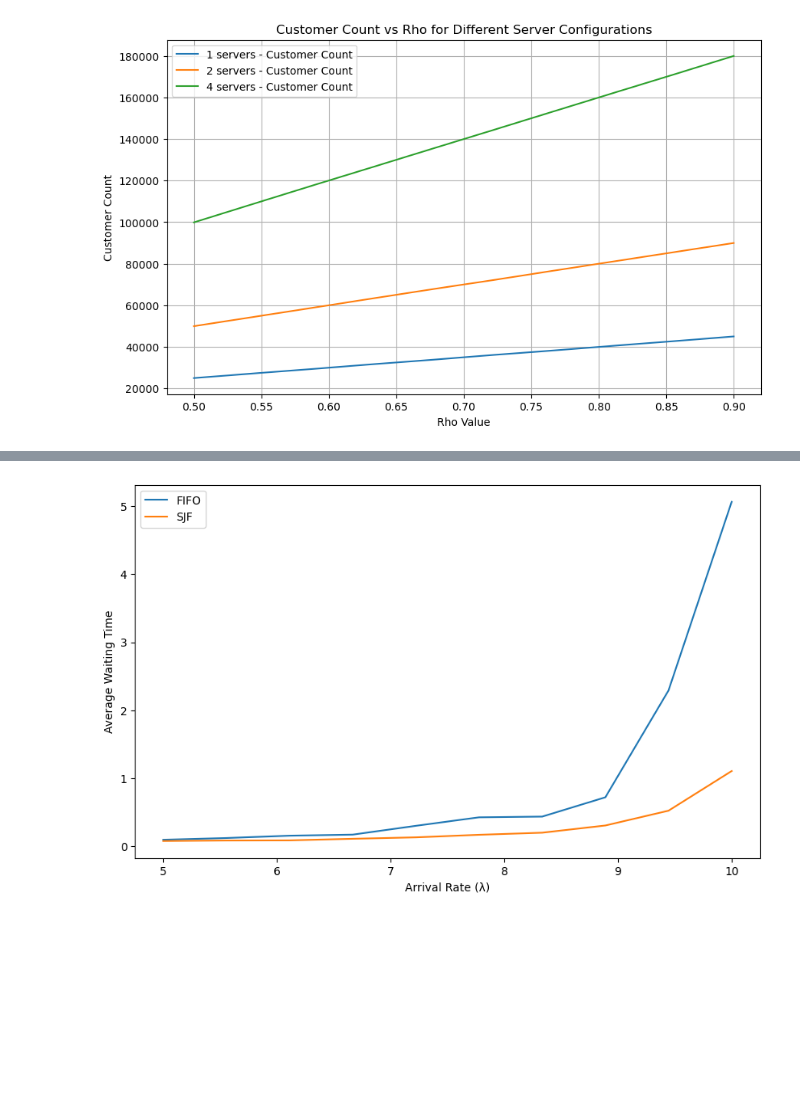
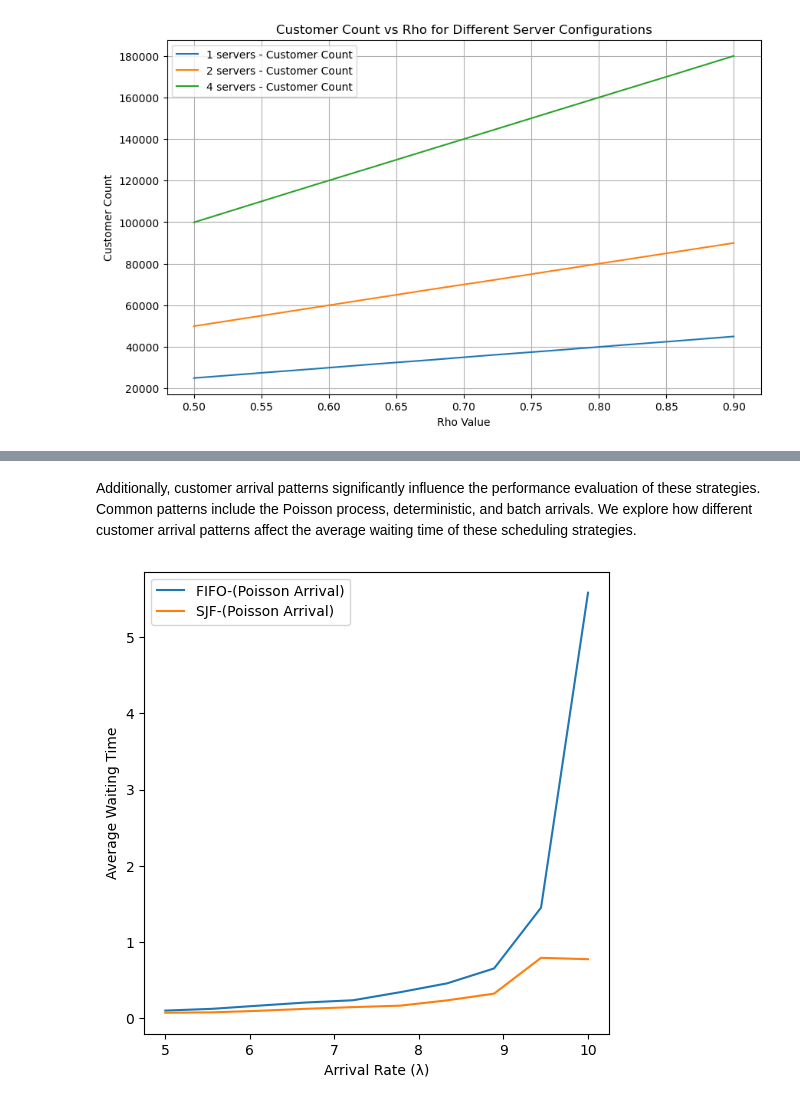
Before and after one commit to jazminli/DES-Simulation-Assignment2, a Jupyter notebook: DES.ipynb, the cells around one changed output, grey strips where cells are left out. Drawn from its saved outputs; the diff is of its cells as text; code cells hidden in the pictures; blank space fills up the shorter version.

```diff
--- a/DES.ipynb
+++ b/DES.ipynb
@@ -372,3 +382,5 @@ plt.show()
+# %% [markdown]
+Additionally, customer arrival patterns significantly influence the performance evaluation of these strategies. Common patterns include the Poisson process, deterministic, and batch arrivals. We explore how different customer arrival patterns affect the average waiting time of these scheduling strategies.
 # %%
 # the simulation for FIFO and SJF under Poisson arrival
 def simulate_queue(lambda_rate, mu_rate, SIM_TIME, is_sjf=False):
@@ -414,37 +426,37 @@ def simulate_queue(lambda_rate, mu_rate, SIM_TIME, is_sjf=False):
                         # Pop the next job based on arrival order for FIFO
                         next_job_size, next_arrival_time = sjf_queue.pop(0)
                     total_wait_time += current_time - next_arrival_time
                     heapq.heappush(FEL, (current_time + next_job_size, 'departure', next_job_size))
 
     # Calculate the average wait time
     avg_wait_time = total_wait_time / total_jobs if total_jobs > 0 else 0
     return avg_wait_time
 
 mu_rate = 10
 SIM_TIME = 1000
 lambda_rates = np.linspace(5, 10, 10)  # Varying arrival rates
 
 
 avg_wait_times_fifo = []
 avg_wait_times_sjf = []
 
 for lambda_rate in lambda_rates:
     avg_wait_fifo = simulate_queue(lambda_rate, mu_rate, SIM_TIME, is_sjf=False)
     avg_wait_sjf = simulate_queue(lambda_rate, mu_rate, SIM_TIME, is_sjf=True)
 
     avg_wait_times_fifo.append(avg_wait_fifo)
     avg_wait_times_sjf.append(avg_wait_sjf)
 
-plt.figure(figsize=(10, 6))
-plt.plot(lambda_rates, avg_wait_times_fifo, label='FIFO')
-plt.plot(lambda_rates, avg_wait_times_sjf, label='SJF')
+plt.figure(figsize=(6, 6))
+plt.plot(lambda_rates, avg_wait_times_fifo, label='FIFO-(Poisson Arrival)')
+plt.plot(lambda_rates, avg_wait_times_sjf, label='SJF-(Poisson Arrival)')
 plt.xlabel('Arrival Rate (λ)')
 plt.ylabel('Average Waiting Time')
 #plt.title('Average Waiting Time vs Arrival Rate (Poisson Arrival)')
 plt.legend()
 plt.show()
 # %% [output]
-[figure, old version]
+[figure, new version]
 # %%
 # the simulation for FIFO and SJF under Deterministic arrival
 
```
Also changed, not shown: parts of 17 cells of this notebook.
